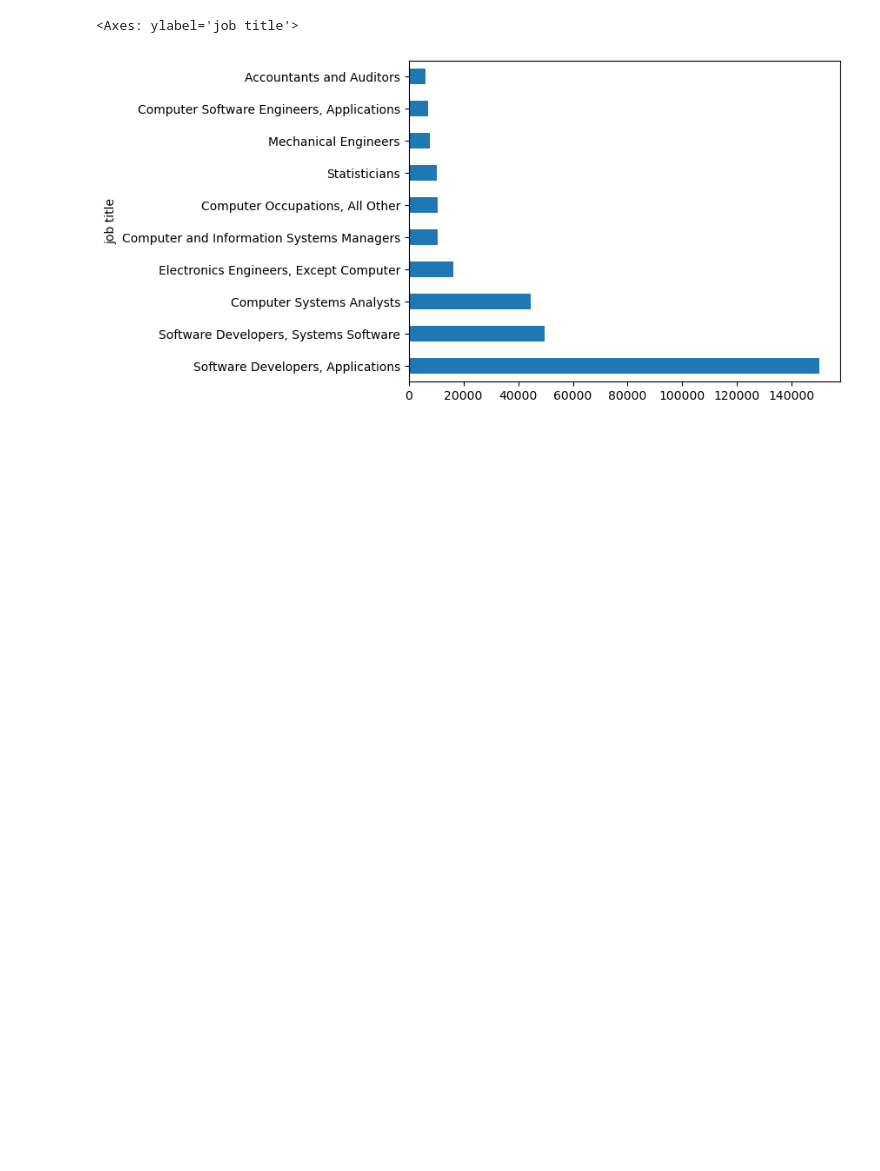
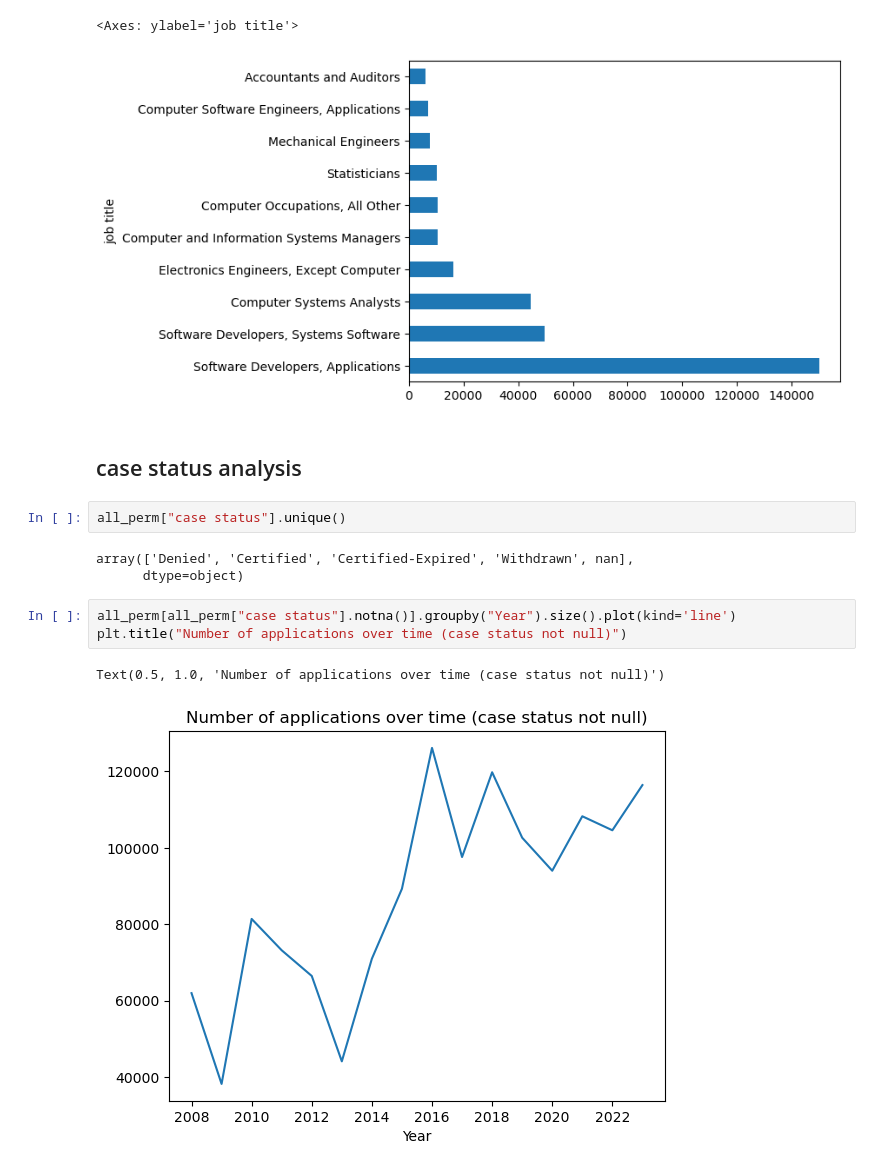
Before and after one commit to Shuyi1011/2024Spr_projects, a Jupyter notebook: final.ipynb, the cells around one changed output. Cells and saved outputs as stored; diff of their text form; blank space fills up the shorter version.

Commit message:
update more data analysis

```diff
--- a/final.ipynb
+++ b/final.ipynb
@@ -312,3 +356,16 @@ all_perm[all_perm["case status"] == "Certified"].groupby("job title").size().sor
 # %% [output]
 <Axes: ylabel='job title'>
 [figure]
+# %% [markdown]
+## case status analysis
+# %%
+all_perm["case status"].unique()
+# %% [output]
+array(['Denied', 'Certified', 'Certified-Expired', 'Withdrawn', nan],
+      dtype=object)
+# %%
+all_perm[all_perm["case status"].notna()].groupby("Year").size().plot(kind='line')
+plt.title("Number of applications over time (case status not null)")
+# %% [output]
+Text(0.5, 1.0, 'Number of applications over time (case status not null)')
+[figure, added]
```
Also changed, not shown: parts of 9 cells of this notebook.
